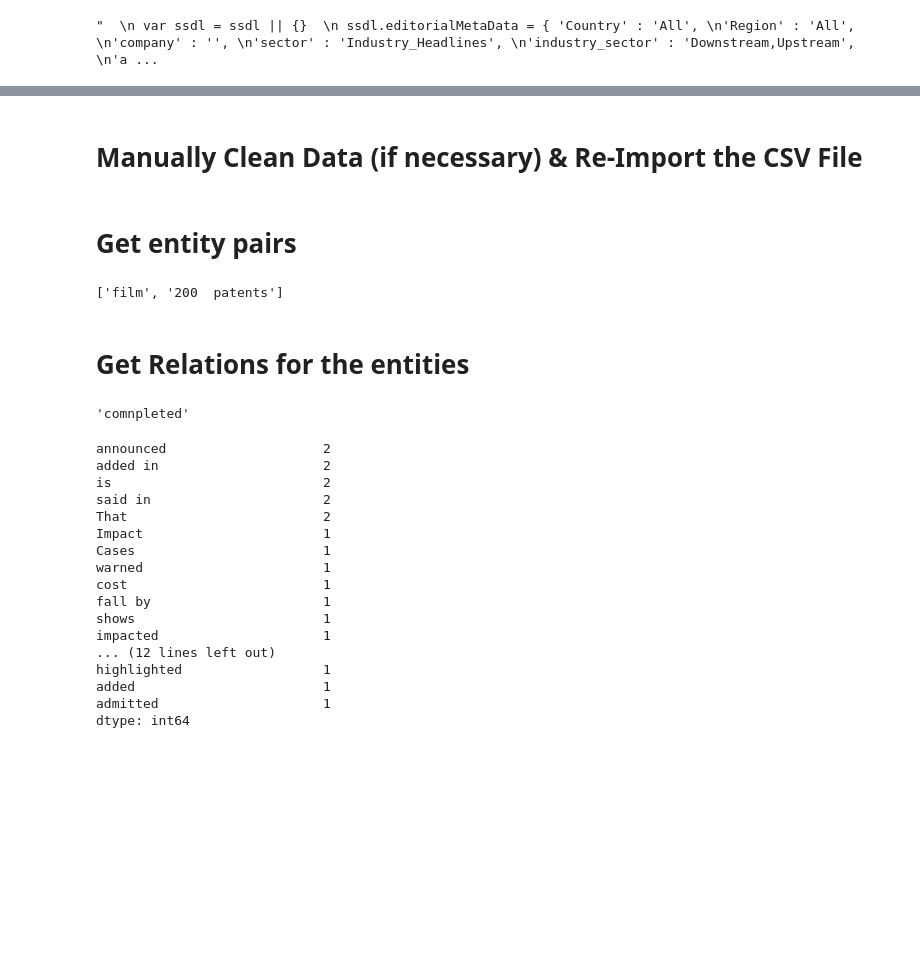
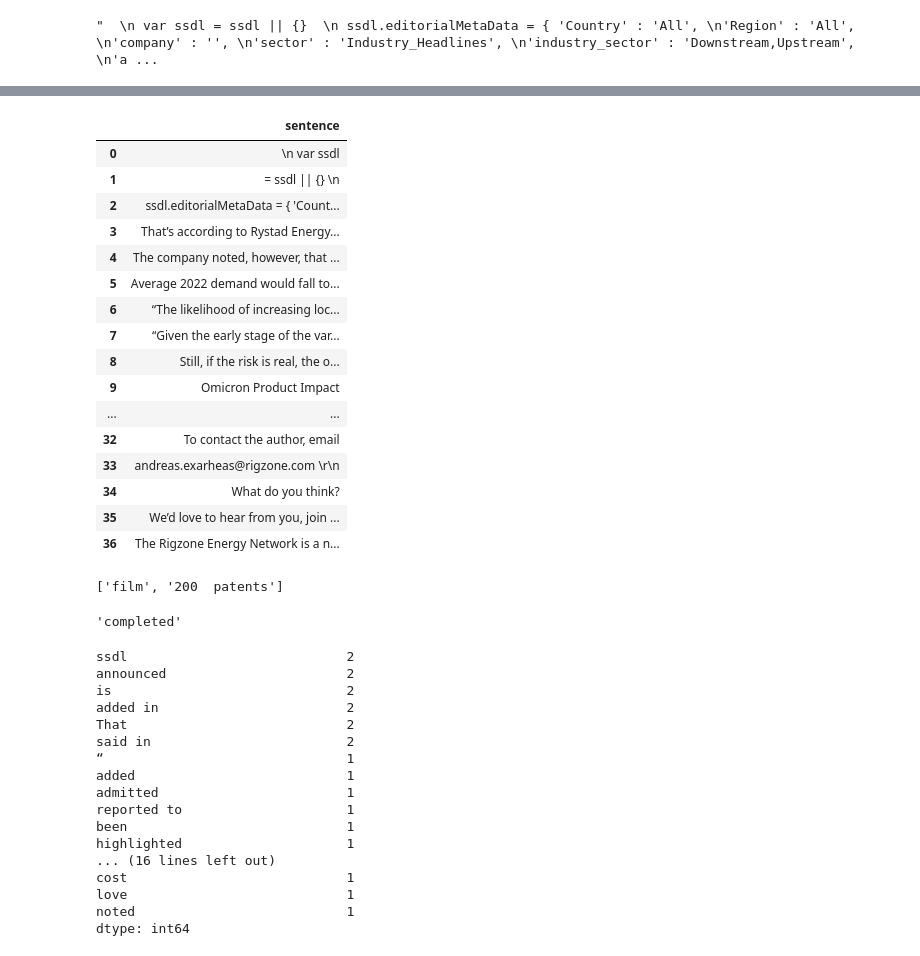
Before and after one commit to Branden-Kang/Natural-Language-Processing, a Jupyter notebook: Relationship_Extraction_from_Any_Web_Articles_using_spaCy_and_Jupyter_Notebook.ipynb, the cells around one changed output, grey strips where cells are left out. Drawn from its saved outputs; the diff is of its cells as text; code cells hidden in the pictures; blank space fills up the shorter version.

```diff
--- a/Relationship_Extraction_from_Any_Web_Articles_using_spaCy_and_Jupyter_Notebook.ipynb
+++ b/Relationship_Extraction_from_Any_Web_Articles_using_spaCy_and_Jupyter_Notebook.ipynb
@@ -85,5 +93,3 @@ with open(filename, 'w',newline='') as myfile:
     writer = csv.writer(myfile)
     writer.writerow(myheaders)
     writer.writerows(myvalues)
-# %% [markdown]
-# Manually Clean Data (if necessary) & Re-Import the CSV File
@@ -93,5 +96,24 @@ csv_sentences = pd.read_csv("https://raw.githubusercontent.com/hamiasmaiX/web-re
-# %% [markdown]
-# Get entity pairs
+# %%
+csv_sentences = pd.read_csv("article_text.csv")
+csv_sentences
+# %% [output]
+|  | sentence |
+| 0 | \n var ssdl |
+| 1 | = ssdl || {} \n |
+| 2 | ssdl.editorialMetaData = { 'Count... |
+| 3 | That’s according to Rystad Energy... |
+| 4 | The company noted, however, that ... |
+| 5 | Average 2022 demand would fall to... |
+| 6 | “The likelihood of increasing loc... |
+| 7 | “Given the early stage of the var... |
+| 8 | Still, if the risk is real, the o... |
+| 9 | Omicron Product Impact |
+| ... | ... |
+| 32 | To contact the author, email |
+| 33 | andreas.exarheas@rigzone.com \r\n |
+| 34 | What do you think? |
+| 35 | We’d love to hear from you, join ... |
+| 36 | The Rigzone Energy Network is a n... |
 # %%
 def get_entities(sent):
   ## chunk 1
@@ -151,8 +173,6 @@ get_entities("the film had 200 patents")
 entity_pairs = []
 for i in tqdm(csv_sentences["sentence"]):
     entity_pairs.append(get_entities(i))
-# %% [markdown]
-# Get Relations for the entities
 # %%
 def get_relation(sent):
 
@@ -176,28 +196,28 @@ def get_relation(sent):
 
   return(span.text)
 # %%
-get_relation("John comnpleted the task")
+get_relation("John completed the task")
 # %% [output]
-'comnpleted'
+'completed'
 # %%
 relations = [get_relation(i) for i in tqdm(csv_sentences['sentence'])]
 # %%
 pd.Series(relations).value_counts()[:50]
 # %% [output]
-announced                    2
-added in                     2
-is                           2
-said in                      2
-That                         2
-Impact                       1
-Cases                        1
-warned                       1
-cost                         1
-fall by                      1
-shows                        1
-impacted                     1
-... (12 lines left out)
-highlighted                  1
-added                        1
-admitted                     1
+ssdl                            2
+announced                       2
+is                              2
+added in                        2
+That                            2
+said in                         2
+“                               1
+added                           1
+admitted                        1
+reported to                     1
+been                            1
+highlighted                     1
+... (16 lines left out)
+cost                            1
+love                            1
+noted                           1
 dtype: int64
```
Also changed, not shown: parts of 10 cells of this notebook.
